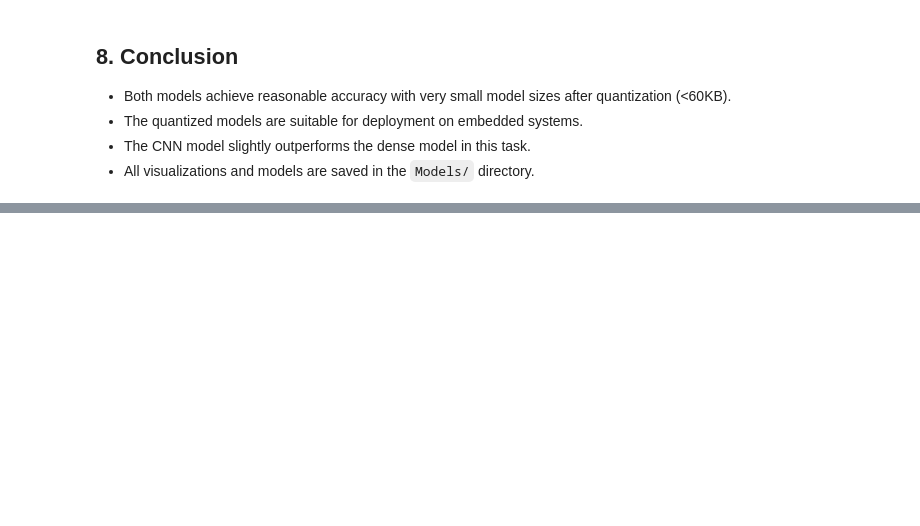
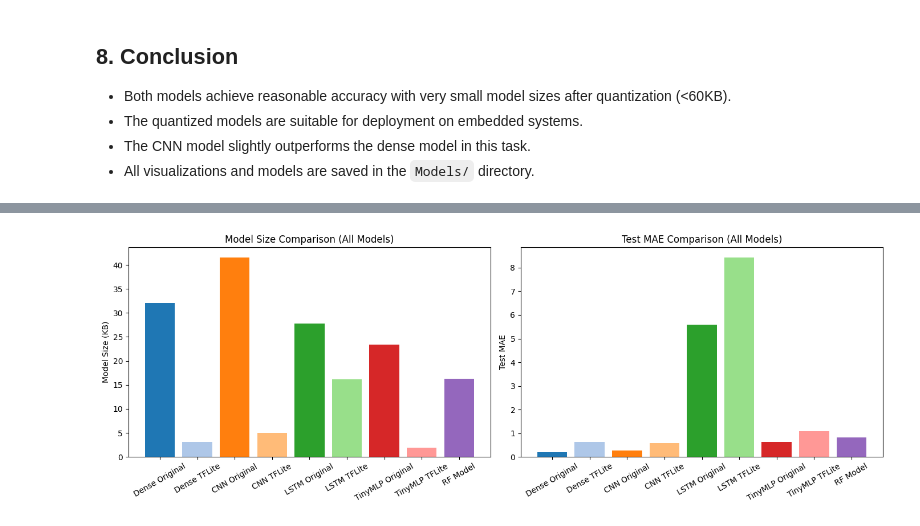
Before and after one commit to Sharif-University-ESRLab/fall2024-embeddedml-benchmark, a Jupyter notebook: Code/AirQualityPrediction/AirQualityPrediction.ipynb, the cells around one changed output, grey strips where cells are left out. Cells and saved outputs as stored; diff of their text form; code cells hidden in the pictures; blank space fills up the shorter version.

```diff
--- a/Code/AirQualityPrediction/AirQualityPrediction.ipynb
+++ b/Code/AirQualityPrediction/AirQualityPrediction.ipynb
@@ -371,0 +724,87 @@ plt.show()
+# %%
+def evaluate_tflite_model_flexible(tflite_path, X_test, y_test, return_preds=False):
+    interpreter = tf.lite.Interpreter(model_path=tflite_path)
+    interpreter.allocate_tensors()
+    input_details = interpreter.get_input_details()
+    output_details = interpreter.get_output_details()
+    input_dtype = input_details[0]['dtype']
+    quant_params = input_details[0]['quantization']
+    y_preds = []
+    for i in range(len(X_test)):
+        x = X_test[i:i+1].astype(np.float32)
+        if input_dtype == np.int8:
+            scale, zero_point = quant_params
+            x_in = (x / scale + zero_point).astype(np.int8)
+        else:
+            x_in = x.astype(np.float32)
+        interpreter.set_tensor(input_details[0]['index'], x_in)
+        interpreter.invoke()
+        y_q = interpreter.get_tensor(output_details[0]['index'])
+        # Dequantize if needed
+        if output_details[0]['dtype'] == np.int8:
+            y_pred = (y_q.astype(np.float32) - output_details[0]['quantization'][1]) * output_details[0]['quantization'][0]
+            y_preds.append(y_pred[0][0])
+        else:
+            y_preds.append(y_q[0][0])
+    y_preds = np.array(y_preds)
+    if return_preds:
+        return y_preds
+    mae = np.mean(np.abs(y_preds - y_test))
+    return mae
+
+# Visualization: Model Size and MAE Comparison (all models) in a grid
+fig, axs = plt.subplots(1, 2, figsize=(14, 5))
+
+# Model Size
+axs[0].bar(results['Model'], results['Size (KB)'], color=plt.cm.tab20.colors)
+axs[0].set_ylabel('Model Size (KB)')
+axs[0].set_title('Model Size Comparison (All Models)')
+axs[0].tick_params(axis='x', rotation=30)
+
+# Test MAE
+axs[1].bar(results['Model'], results['Test MAE'], color=plt.cm.tab20.colors)
+axs[1].set_ylabel('Test MAE')
+axs[1].set_title('Test MAE Comparison (All Models)')
+axs[1].tick_params(axis='x', rotation=30)
+
+plt.tight_layout()
+plt.savefig('Figures/model_size_mae_comparison_grid.png')
+plt.show()
+
+# Error Distribution for all models in a grid
+model_pred_funcs = {
+    'Dense Original': lambda: dense_model.predict(X_test).flatten(),
+    'Dense TFLite': lambda: evaluate_tflite_model_flexible('Models/dense_model_quant.tflite', X_test, y_test, return_preds=True),
+    'CNN Original': lambda: cnn_model.predict(X_test).flatten(),
+    'CNN TFLite': lambda: evaluate_tflite_model_flexible('Models/cnn_model_quant.tflite', X_test, y_test, return_preds=True),
+    'LSTM Original': lambda: lstm_model.predict(X_test).flatten(),
+    'LSTM TFLite': lambda: evaluate_tflite_model_flexible('Models/lstm_model_quant.tflite', X_test, y_test, return_preds=True),
+    'TinyMLP Original': lambda: tinymlp_model.predict(X_test).flatten(),
+    'TinyMLP TFLite': lambda: evaluate_tflite_model_flexible('Models/tinymlp_model_quant.tflite', X_test, y_test, return_preds=True),
+    'RF Model': lambda: rf_model.predict(X_test)
+}
+
+# Plot error distributions for all models in a grid
+n_models = len(results)
+ncols = 3
+nrows = int(np.ceil(n_models / ncols))
+fig, axs = plt.subplots(nrows, ncols, figsize=(ncols*5, nrows*4))
+axs = axs.flatten()
+
+for idx, row in results.iterrows():
+    model_name = row['Model']
+    preds = model_pred_funcs[model_name]()
+    axs[idx].hist(preds - y_test, bins=40, color='#76b7b2', alpha=0.8)
+    axs[idx].set_title(model_name)
+    axs[idx].set_xlabel('Prediction Error')
+    axs[idx].set_ylabel('Frequency')
+
+# Hide any unused subplots
+for i in range(len(results), len(axs)):
+    axs[i].axis('off')
+
+plt.tight_layout()
+plt.savefig('Figures/all_models_error_distributions_grid.png')
+plt.show()
+# %% [output]
+[figure, added]
```
Also changed, not shown: parts of 19 cells of this notebook, 20 other files.
